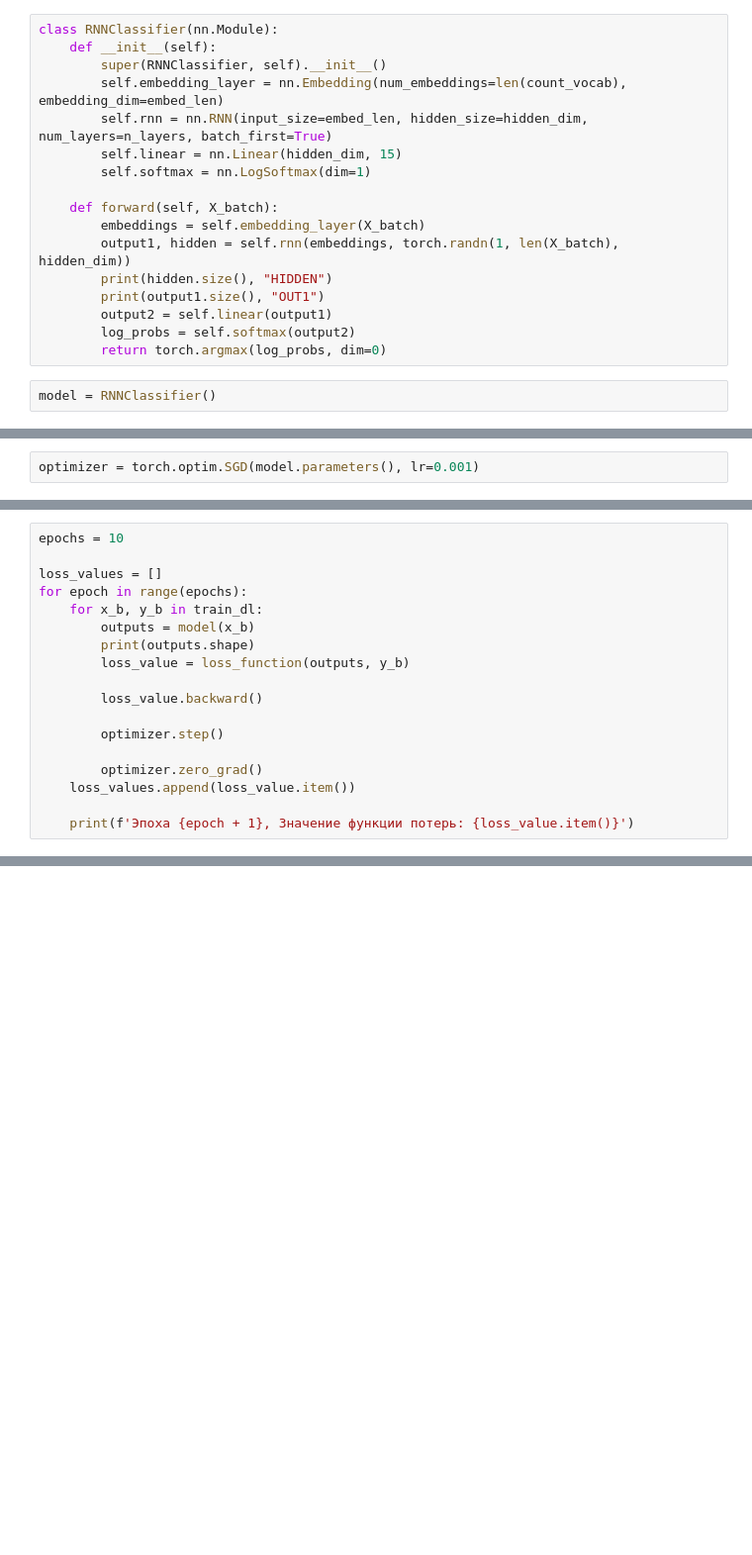
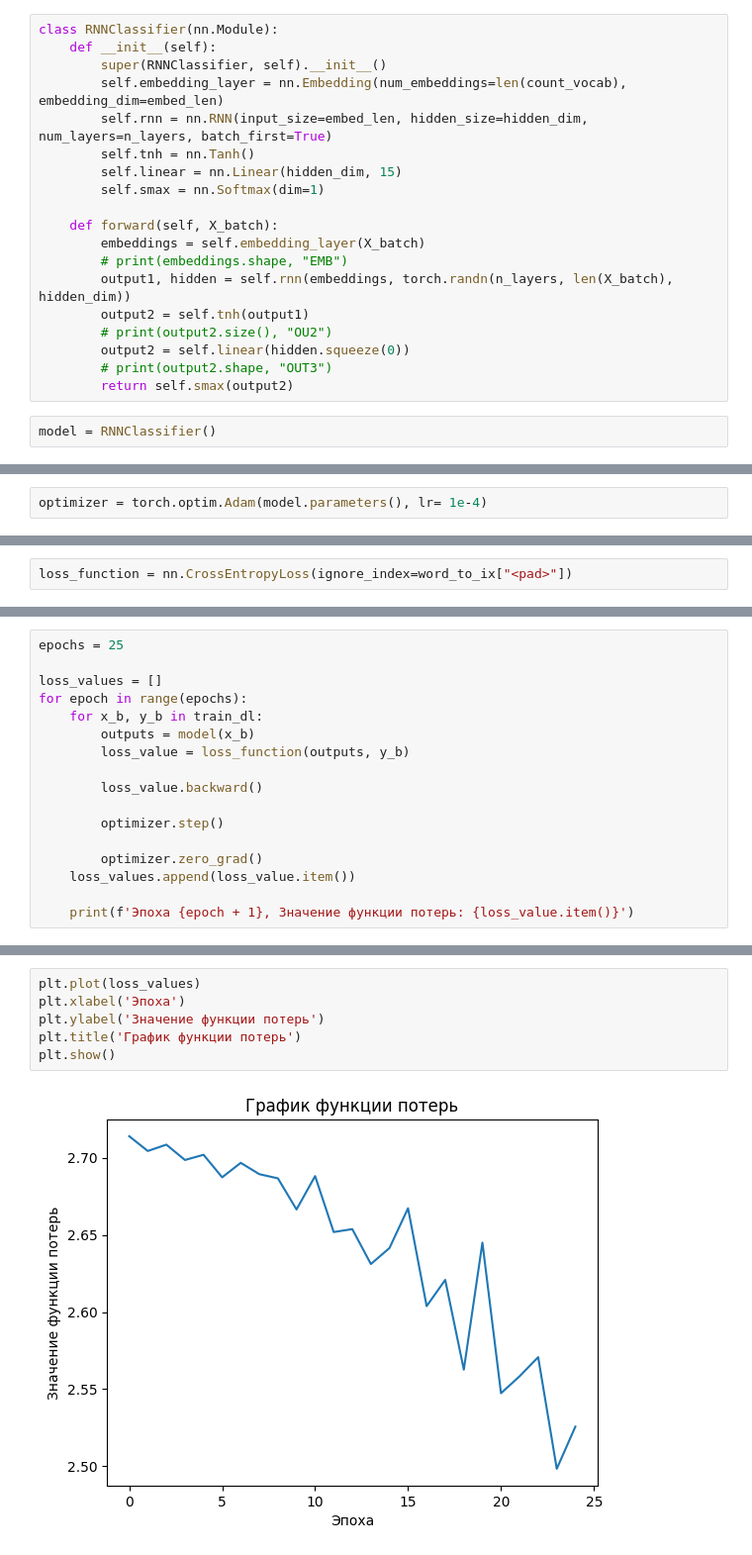
Before and after one commit to BallBoychick/NLP, a Jupyter notebook: lab2.ipynb, the cells around one changed output, grey strips where cells are left out. Shown at 99% size. Drawn from its saved outputs; the diff is of its cells as text; blank space fills up the shorter version.

```diff
--- a/lab2.ipynb
+++ b/lab2.ipynb
@@ -192,16 +294,18 @@ class RNNClassifier(nn.Module):
         super(RNNClassifier, self).__init__()
         self.embedding_layer = nn.Embedding(num_embeddings=len(count_vocab), embedding_dim=embed_len)
         self.rnn = nn.RNN(input_size=embed_len, hidden_size=hidden_dim, num_layers=n_layers, batch_first=True)
+        self.tnh = nn.Tanh()
         self.linear = nn.Linear(hidden_dim, 15)
-        self.softmax = nn.LogSoftmax(dim=1)
+        self.smax = nn.Softmax(dim=1)
 
     def forward(self, X_batch):
         embeddings = self.embedding_layer(X_batch)
-        output1, hidden = self.rnn(embeddings, torch.randn(1, len(X_batch), hidden_dim))
-        print(hidden.size(), "HIDDEN")
-        print(output1.size(), "OUT1")
-        output2 = self.linear(output1)
-        log_probs = self.softmax(output2)
-        return torch.argmax(log_probs, dim=0)
+        # print(embeddings.shape, "EMB")
+        output1, hidden = self.rnn(embeddings, torch.randn(n_layers, len(X_batch), hidden_dim))
+        output2 = self.tnh(output1)
+        # print(output2.size(), "OU2")
+        output2 = self.linear(hidden.squeeze(0))
+        # print(output2.shape, "OUT3")
+        return self.smax(output2)
 # %%
 model = RNNClassifier()
@@ -217,2 +323,2 @@ RNNClassifier(
 # %%
-optimizer = torch.optim.SGD(model.parameters(), lr=0.001)
+optimizer = torch.optim.Adam(model.parameters(), lr= 1e-4)
@@ -220,0 +325,2 @@ loss_function = nn.NLLLoss()
+# %%
+loss_function = nn.CrossEntropyLoss(ignore_index=word_to_ix["<pad>"])
@@ -221,11 +333,10 @@ loss_function = nn.NLLLoss()
 # %%
-epochs = 10
+epochs = 25
 
 loss_values = []
 for epoch in range(epochs):
     for x_b, y_b in train_dl:
         outputs = model(x_b)
-        print(outputs.shape)
         loss_value = loss_function(outputs, y_b)
 
         loss_value.backward()
@@ -243,0 +368,8 @@ ValueError: Expected input batch_size (55) to match target batch_size (80).
+# %%
+plt.plot(loss_values)
+plt.xlabel('Эпоха')
+plt.ylabel('Значение функции потерь')
+plt.title('График функции потерь')
+plt.show()
+# %% [output]
+[figure, added]
```
Also changed, not shown: parts of 59 cells of this notebook.
